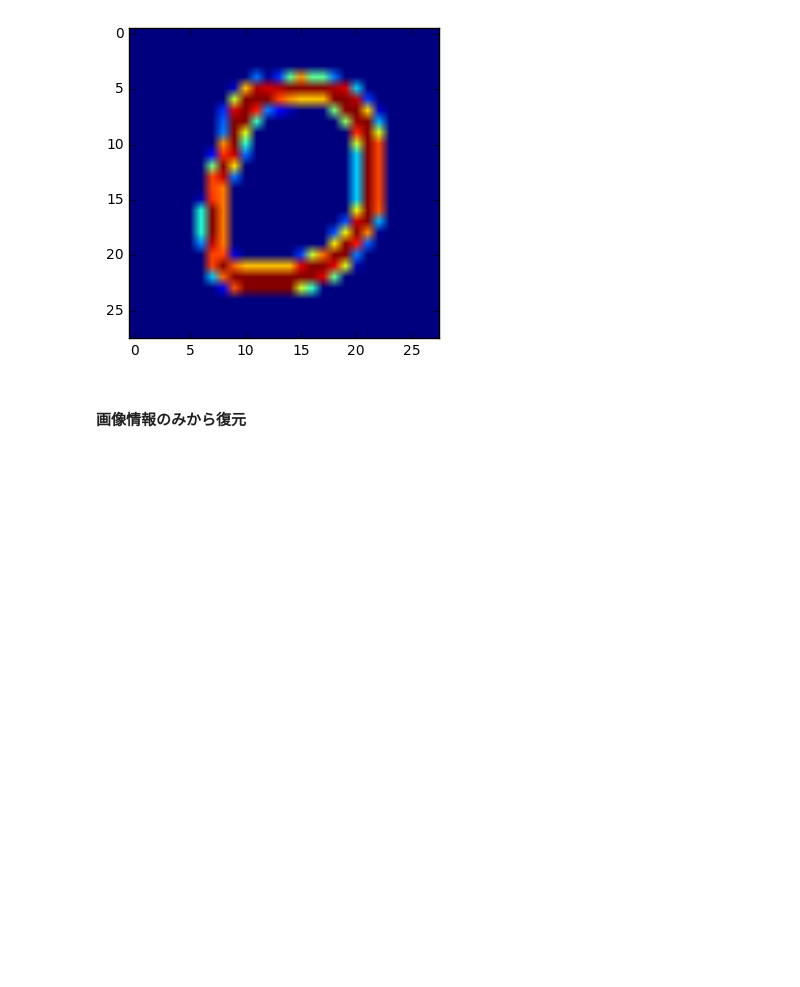
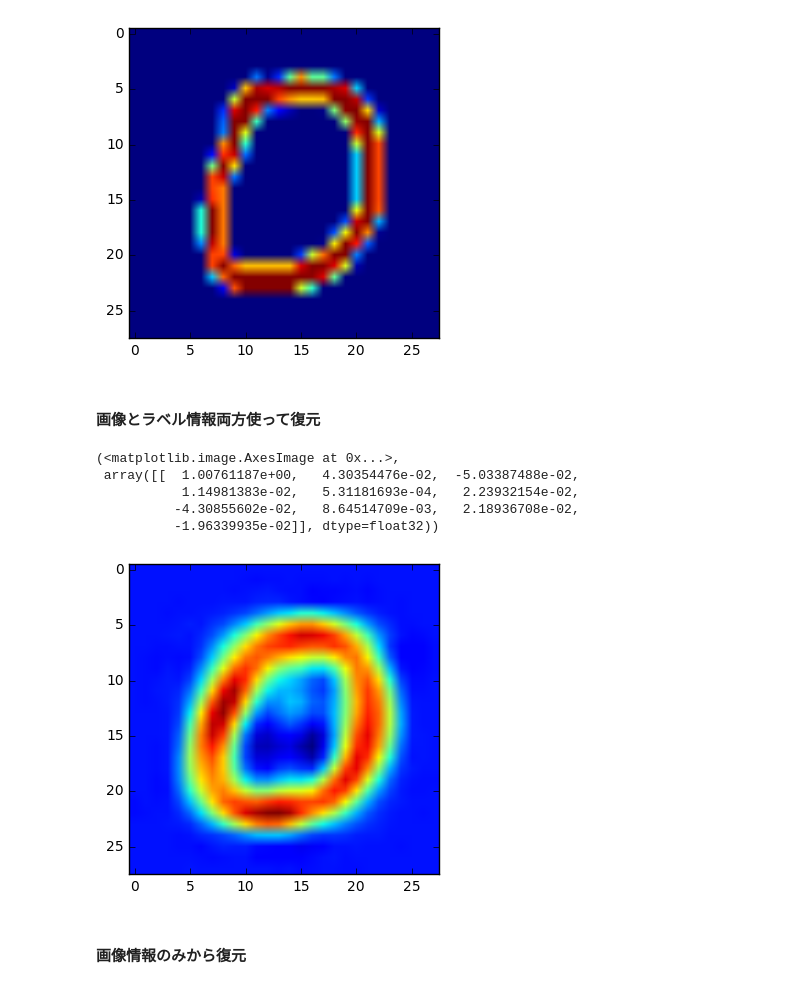
Before and after one commit to LittleWat/CommonRepresentationLearning, a Jupyter notebook: CorrNet.ipynb, the cells around one changed output. Saved outputs shown, nothing was run; the diff lists cells and outputs as text; code cells hidden in the pictures; blank space fills up the shorter version.

```diff
--- a/CorrNet.ipynb
+++ b/CorrNet.ipynb
@@ -259,6 +273,19 @@ plt.imshow(img)
 # %% [output]
 <matplotlib.image.AxesImage at 0x...>
 [figure]
+# %% [markdown]
+#### 画像とラベル情報両方使って復元
+# %%
+recX, recY = model.encXY_dec(test[test_id][0][xp.newaxis,: ], test[test_id][1][xp.newaxis,: ])
+
+plt.imshow(recX.reshape([28,28])), recY
+# %% [output]
+(<matplotlib.image.AxesImage at 0x...>,
+ array([[  1.00761187e+00,   4.30354476e-02,  -5.03387488e-02,
+           1.14981383e-02,   5.31181693e-04,   2.23932154e-02,
+          -4.30855602e-02,   8.64514709e-03,   2.18936708e-02,
+          -1.96339935e-02]], dtype=float32))
+[figure, added]
 # %% [markdown]
 #### 画像情報のみから復元
 # %%
```
Also changed, not shown: parts of 9 cells of this notebook, 1 other file.
